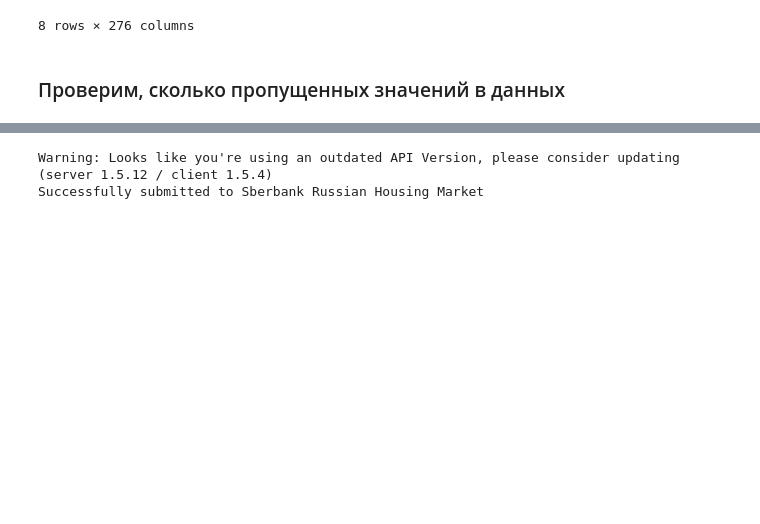
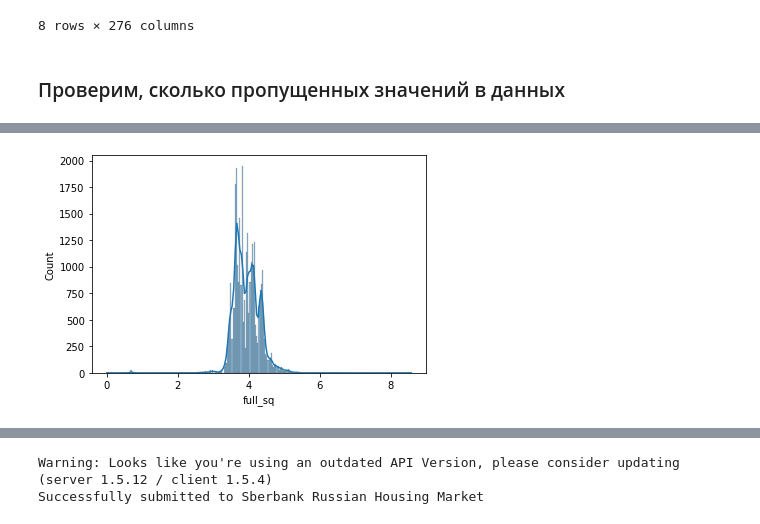
Before and after one commit to kapitalistka/DataSienceEducation, a Jupyter notebook: HW3.ipynb, the cells around one changed output, grey strips where cells are left out. Drawn from its saved outputs; the diff is of its cells as text; code cells hidden in the pictures; blank space fills up the shorter version.

```diff
--- a/HW3.ipynb
+++ b/HW3.ipynb
@@ -251,0 +270,4 @@ X_test = process_data(raw_test_data)
+# %%
+sns.histplot(np.log1p(train['full_sq']),kde = True,);
+# %% [output]
+[figure, added]
```
Also changed, not shown: parts of 56 cells of this notebook.
